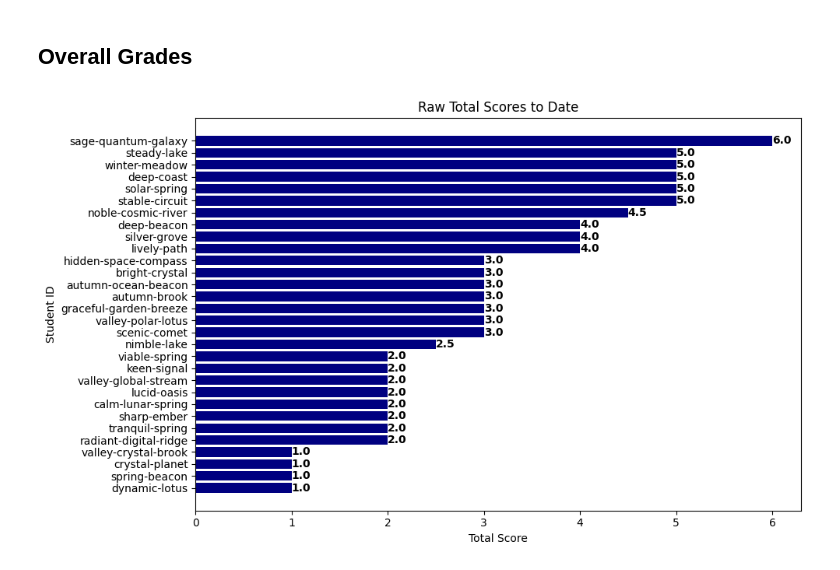
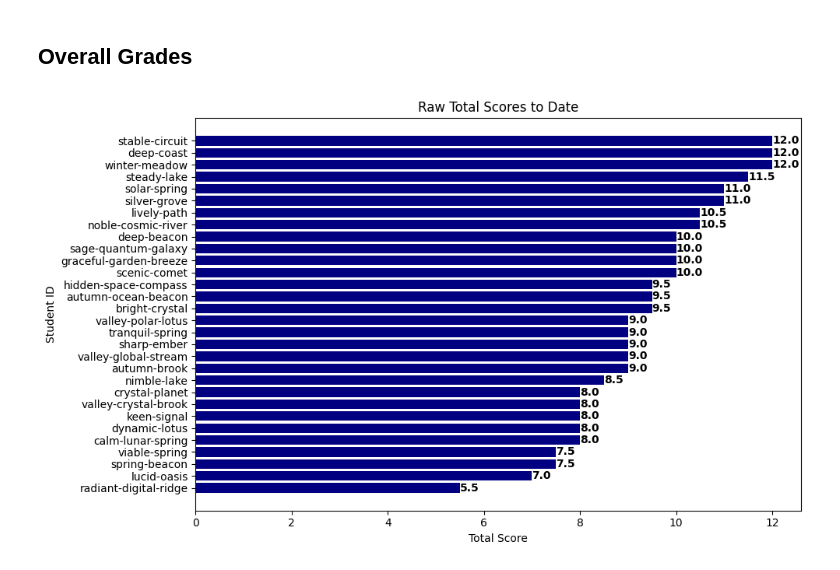
Before and after one commit to SU-IST707-SP25/student-grades-707, a Jupyter notebook: grade-overview.ipynb, the cells around one changed output. Saved outputs shown, nothing was run; the diff lists cells and outputs as text; code cells hidden in the pictures.

```diff
--- a/grade-overview.ipynb
+++ b/grade-overview.ipynb
@@ -185,34 +261,34 @@ plt.show()
 # %%
 df_participation = final_participation[['public_id','total_score']]
 df_weekly = final_weekly[['public_id','total_score']]
-merged = df_participation.merge(df_weekly,on="public_id")
+merged = df_participation.merge(df_weekly,on="public_id").merge(df_project.reset_index()[['public_id','total']])
 
-score_cols = [col for col in merged.columns if col.startswith("total_score")]
+score_cols = [col for col in merged.columns if col.startswith("total")]
 merged["final_score"] = merged[score_cols].sum(axis=1)
 merged.sort_values('final_score',inplace=True)
 
 plt.figure(figsize=(10,6))
 
 # Create horizontal bars with different colors for positive/negative
 colors = ['red' if x < 0 else 'navy' for x in merged['final_score']]
 bars = plt.barh(merged['public_id'], merged['final_score'], color=colors)
 
 # Add a vertical line at x=0
 plt.axvline(x=0, color='black', linestyle='-', alpha=0.3)
 
 # Add value labels at the end of each bar
 for i, bar in enumerate(bars):
     width = bar.get_width()
     plt.text(width, bar.get_y() + bar.get_height()/2,
              f'{width:.1f}',
              ha='left' if width >= 0 else 'right',
              va='center',
              fontweight='bold')
 
 plt.title('Raw Total Scores to Date')
 plt.xlabel('Total Score')
 plt.ylabel('Student ID')
 plt.tight_layout()
 plt.show()
 # %% [output]
-[figure, old version]
+[figure, new version]
```
Also changed, not shown: parts of 6 cells of this notebook.
